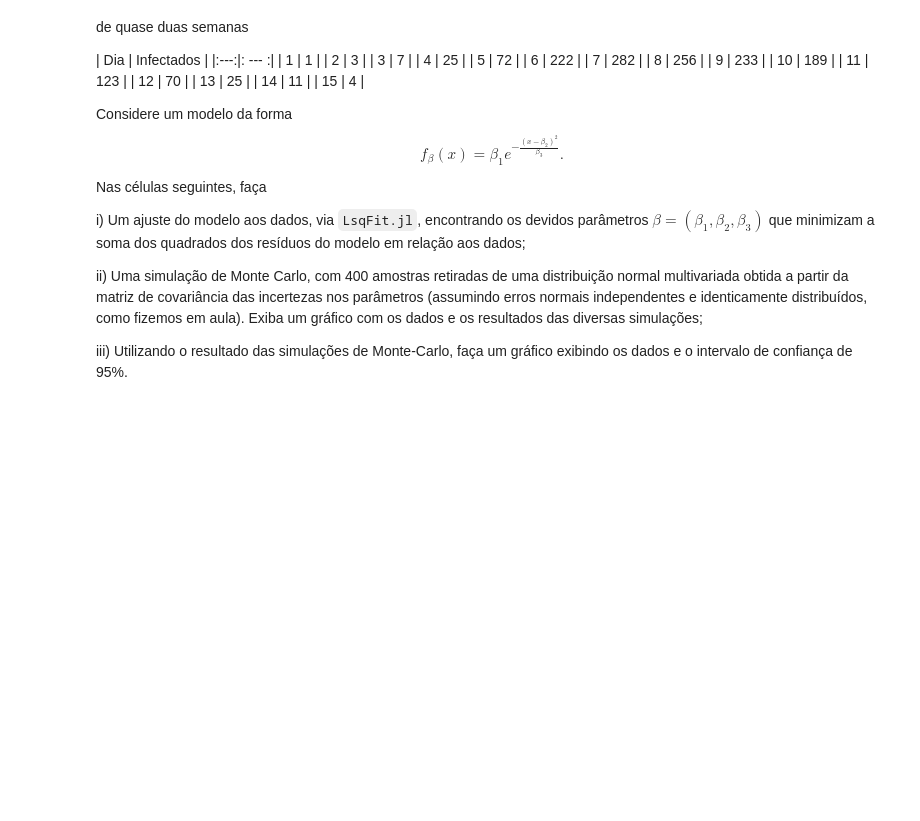
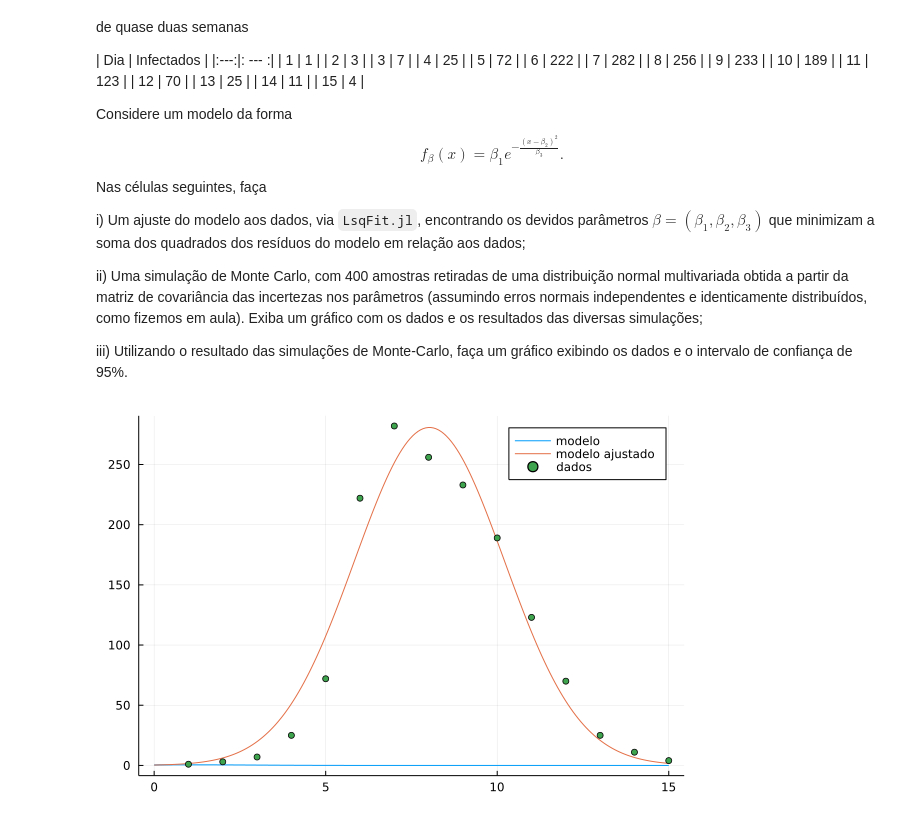
Before and after one commit to izzortsi/modmat22, a Jupyter notebook: testes/Teste3_Incertezas.ipynb, the cells around one changed output. Drawn from its saved outputs; the diff is of its cells as text; code cells hidden in the pictures; blank space fills up the shorter version.

```diff
--- a/testes/Teste3_Incertezas.ipynb
+++ b/testes/Teste3_Incertezas.ipynb
@@ -118,17 +118,34 @@ iii) Utilizando o resultado das simulações de Monte-Carlo, faça um gráfico e
 # %%
 # ESCREVA A SUA RESPOSTA PARA O ITEM i) DA QUESTÃO 3 NESTA CÉLULA
 
 amostra_dias = collect(1:15)
 amostra_infectados = [1, 3, 7, 25, 72, 222, 282, 256, 233, 189, 123, 70, 25, 11, 4]
 
-t = range(0.0, 20.0, length = 200)
+t = range(0.0, 15.0, length = 200)
 
 # Defina o modelo `model(d, β)`, faça o ajuste e trace o resultado
 
 # YOUR CODE HERE
 
-plot(t, d -> model(d, β_fit), label = "ajuste")
+β₀ = [0.5, 1.2, 2*π]
+
+function model(d, β)
+
+    b1 = β[1]
+    b2 = β[2]
+    b3 = β[3]
+    f = b1 .*  exp.(-(((d .- b2) .^ 2) ./ b3 ))
+    return f
+end
+
+fit = curve_fit(model, amostra_dias, amostra_infectados, β₀)
+β_fit = fit.param
+# println(β_fit)
+plot(t, model(t, β₀), label = "modelo")
+plot!(t, model(t, β_fit), label = "modelo ajustado")
 scatter!(amostra_dias, amostra_infectados, label = "dados")
+# %% [output]
+[figure, added]
 # %%
 # ESCREVA A SUA RESPOSTA PARA O ITEM ii) DA QUESTÃO 3 NESTA CÉLULA
 
```
Also changed, not shown: 2 other files.
